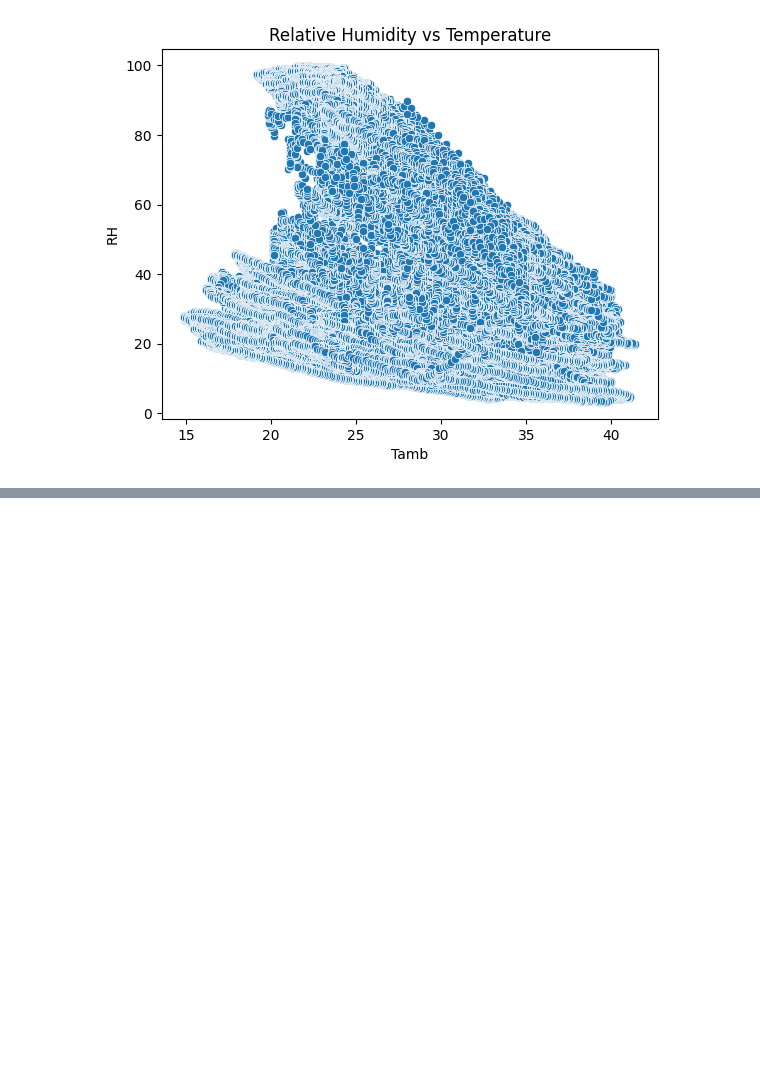
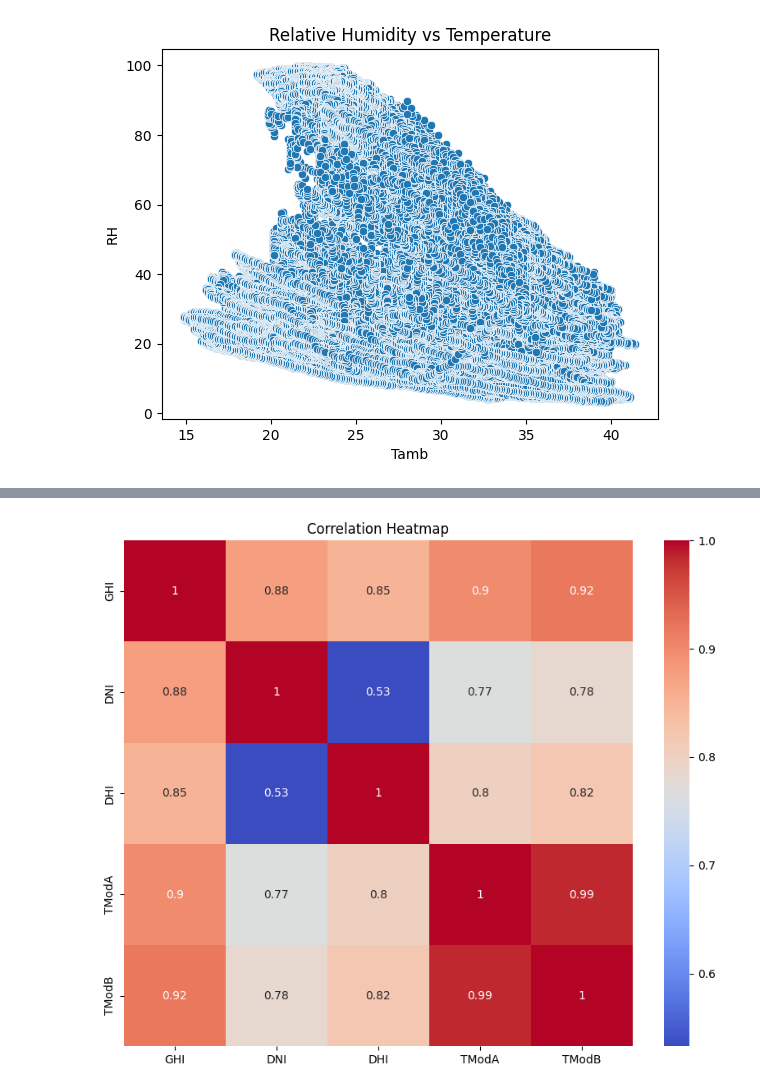
Before and after one commit to mekhlua/solar-challenge-week1, a Jupyter notebook: notebooks/togo_eda.ipynb, the cells around one changed output, grey strips where cells are left out. Saved outputs shown, nothing was run; the diff lists cells and outputs as text; code cells hidden in the pictures; blank space fills up the shorter version.

Commit message:
Complete EDA and cleaning for Togo dataset (Task 2)

```diff
--- a/notebooks/togo_eda.ipynb
+++ b/notebooks/togo_eda.ipynb
@@ -55,7 +55,7 @@ Comments         525600
 dtype: int64
 # %%
 from scipy.stats import zscore
-
+togo_data_clean = togo_data.copy()
 # Calculate Z-scores
 z_scores = zscore(togo_data[['GHI', 'DNI', 'DHI', 'ModA', 'ModB', 'WS', 'WSgust']])
 togo_data['Outlier'] = (abs(z_scores) > 3).any(axis=1)
@@ -101,0 +113,8 @@ plt.show()
+# %%
+plt.figure(figsize=(10, 8))
+corr_cols = ['GHI', 'DNI', 'DHI', 'TModA', 'TModB']
+sns.heatmap(togo_data_clean[corr_cols].corr(), annot=True, cmap='coolwarm')
+plt.title('Correlation Heatmap')
+plt.show()
+# %% [output]
+[figure, added]
```
Also changed, not shown: parts of 7 cells of this notebook.
